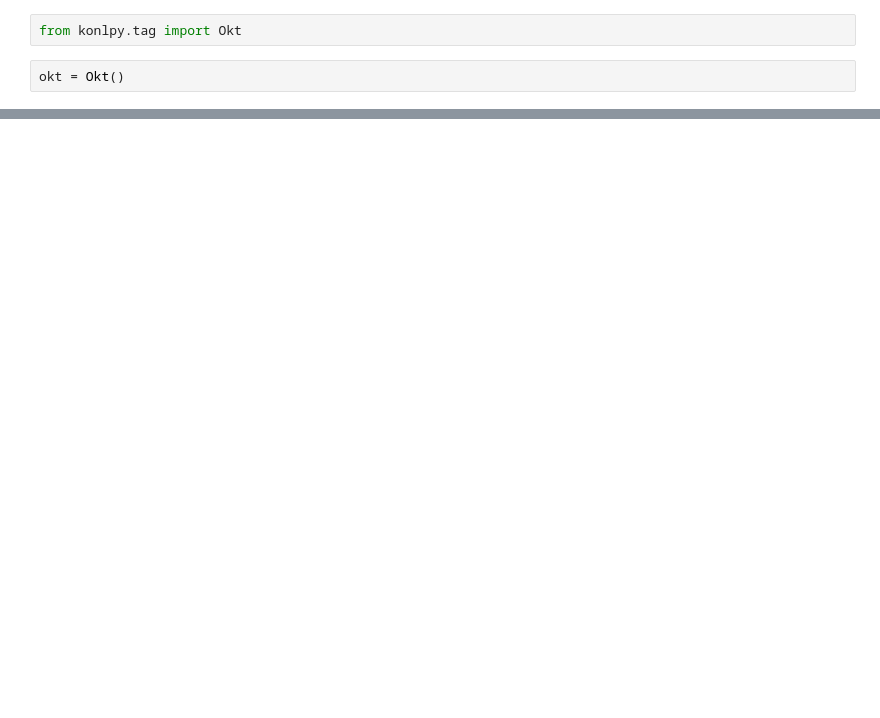
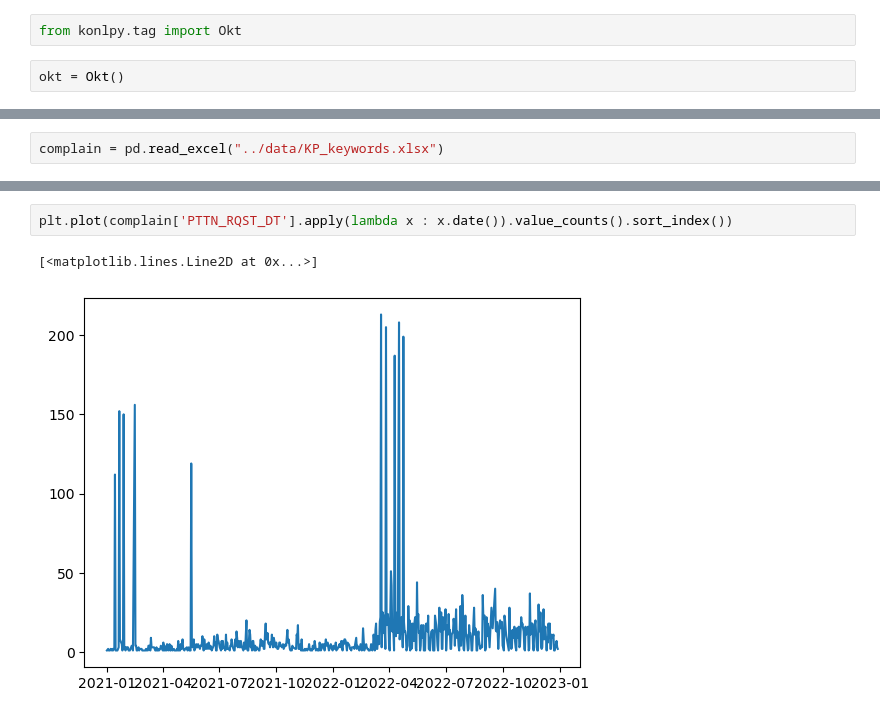
Before and after one commit to mglee815/KakaoPay_ESG, a Jupyter notebook: code/data_check.ipynb, the cells around one changed output, grey strips where cells are left out. Drawn from its saved outputs; the diff is of its cells as text; blank space fills up the shorter version.

```diff
--- a/code/data_check.ipynb
+++ b/code/data_check.ipynb
@@ -87,0 +350,2 @@ df['token'] = df['text'].apply(lambda x : okt.nouns(str(x)))
+# %%
+complain = pd.read_excel("../data/KP_keywords.xlsx")
@@ -87,0 +390,5 @@ df['token'] = df['text'].apply(lambda x : okt.nouns(str(x)))
+# %%
+plt.plot(complain['PTTN_RQST_DT'].apply(lambda x : x.date()).value_counts().sort_index())
+# %% [output]
+[<matplotlib.lines.Line2D at 0x...>]
+[figure, added]
```
Also changed, not shown: parts of 77 cells of this notebook, 5 other files.
